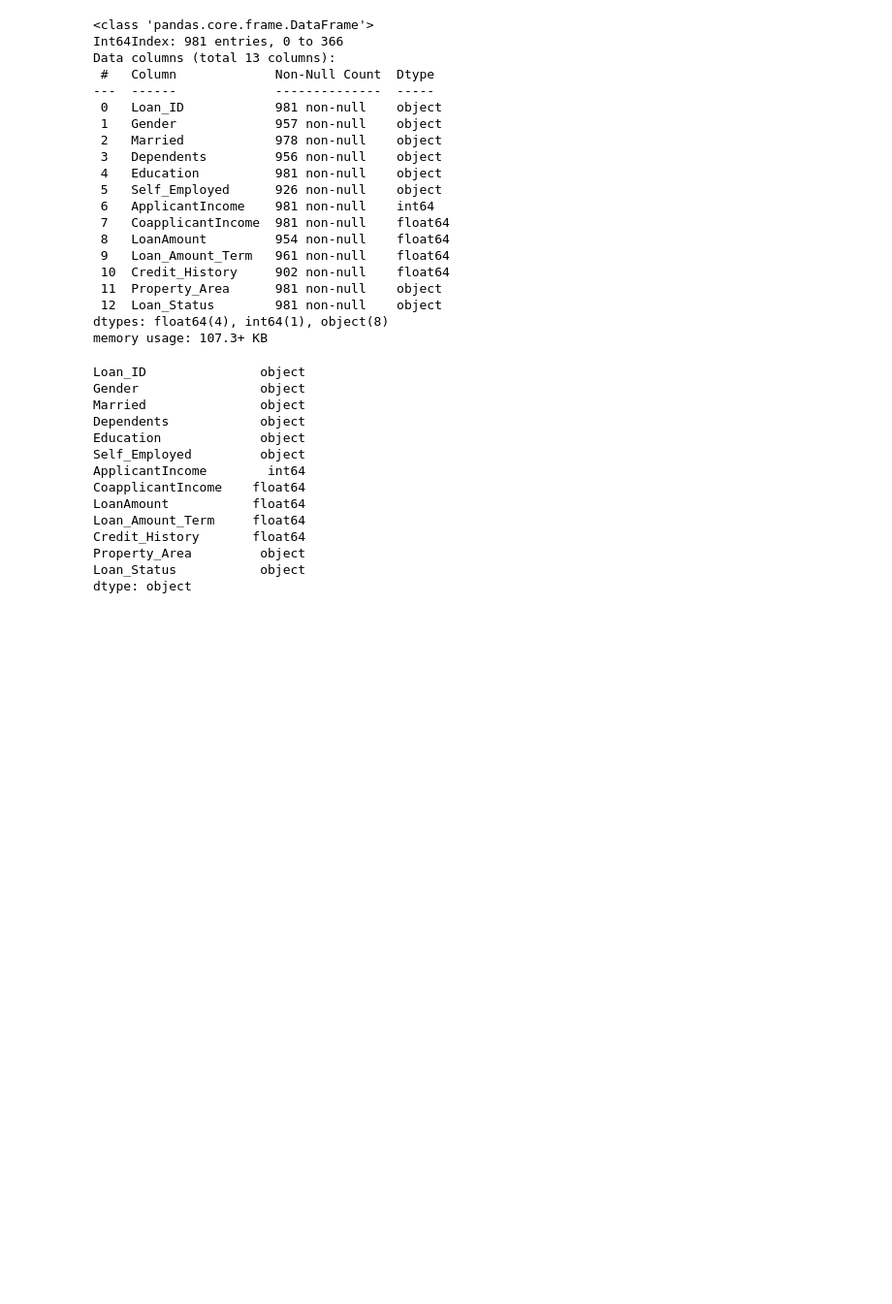
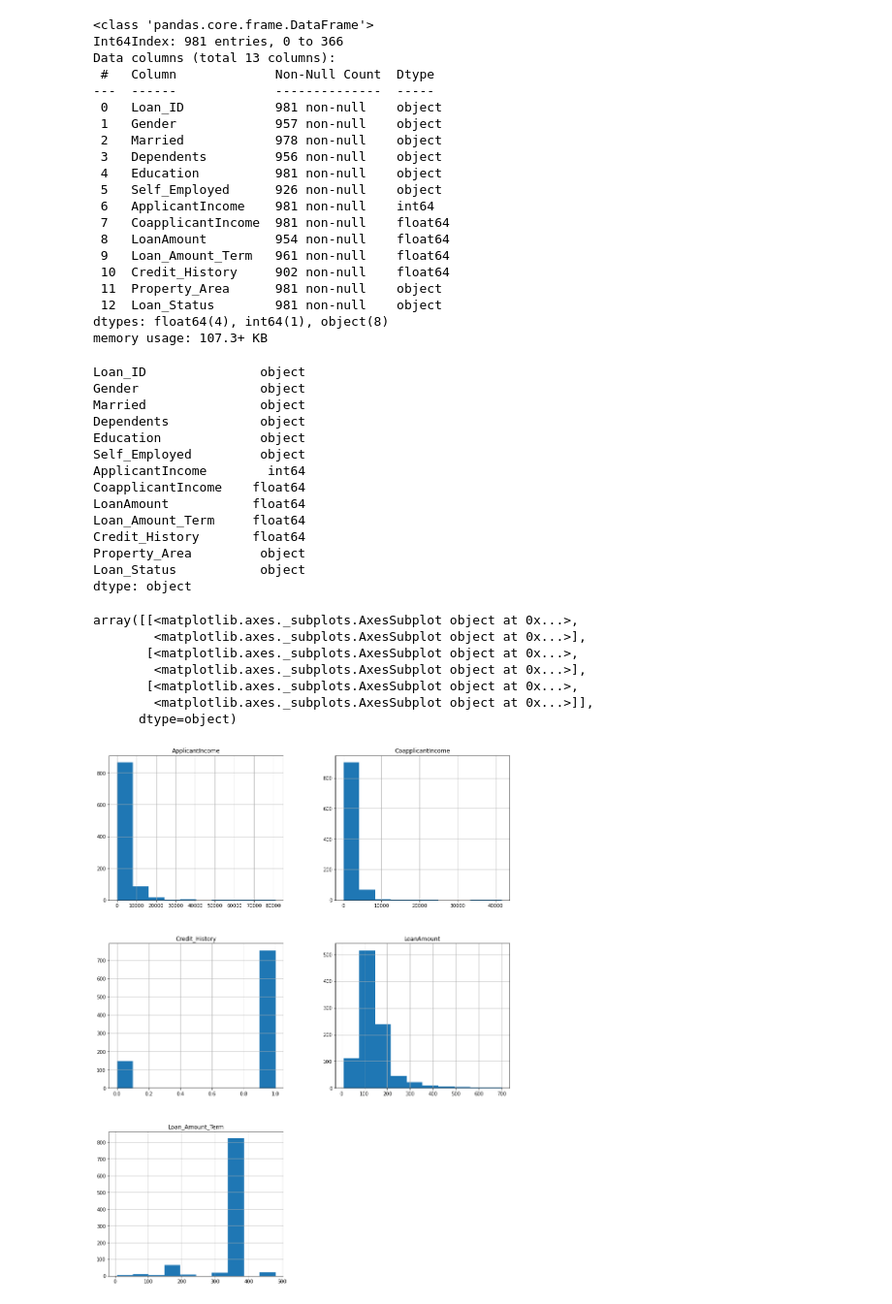
Before and after one commit to walecole/Loan-Prediction, a Jupyter notebook: LoanPrediction.ipynb, the cells around one changed output. Shown: that part at 97% size. Saved outputs shown, nothing was run; the diff lists cells and outputs as text; code cells hidden in the pictures; blank space fills up the shorter version.

```diff
--- a/LoanPrediction.ipynb
+++ b/LoanPrediction.ipynb
@@ -76,3 +79,15 @@ Credit_History       float64
 Property_Area         object
 Loan_Status           object
 dtype: object
+# %%
+#show distribution of contunious variable
+df.hist(figsize = (15,20))
+# %% [output]
+array([[<matplotlib.axes._subplots.AxesSubplot object at 0x...>,
+        <matplotlib.axes._subplots.AxesSubplot object at 0x...>],
+       [<matplotlib.axes._subplots.AxesSubplot object at 0x...>,
+        <matplotlib.axes._subplots.AxesSubplot object at 0x...>],
+       [<matplotlib.axes._subplots.AxesSubplot object at 0x...>,
+        <matplotlib.axes._subplots.AxesSubplot object at 0x...>]],
+      dtype=object)
+[figure, added]
```
Also changed, not shown: parts of 6 cells of this notebook.
